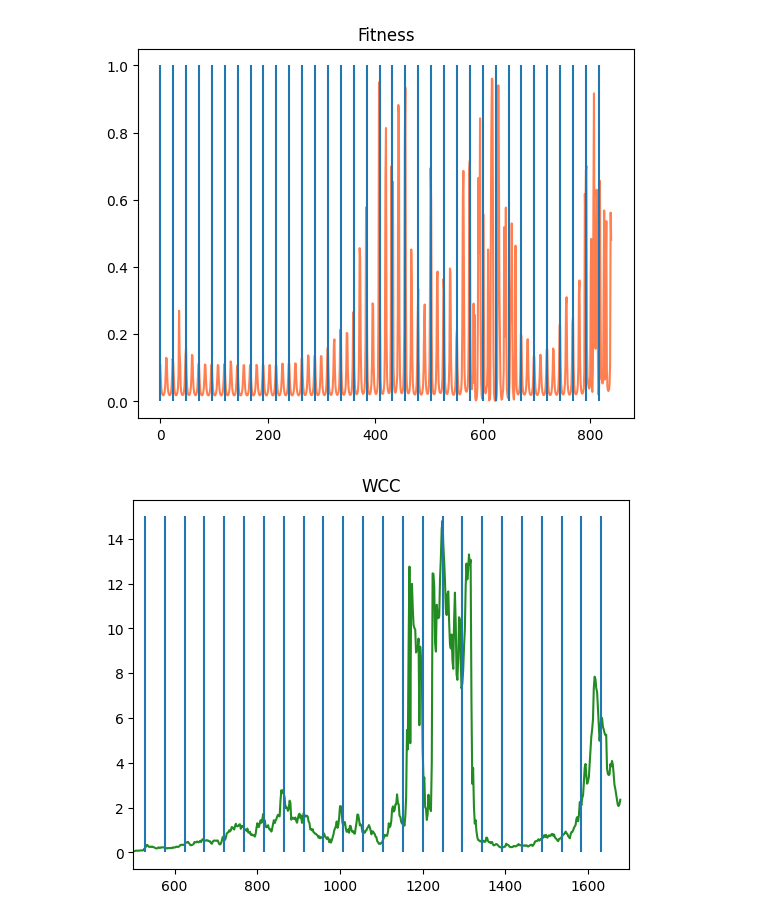
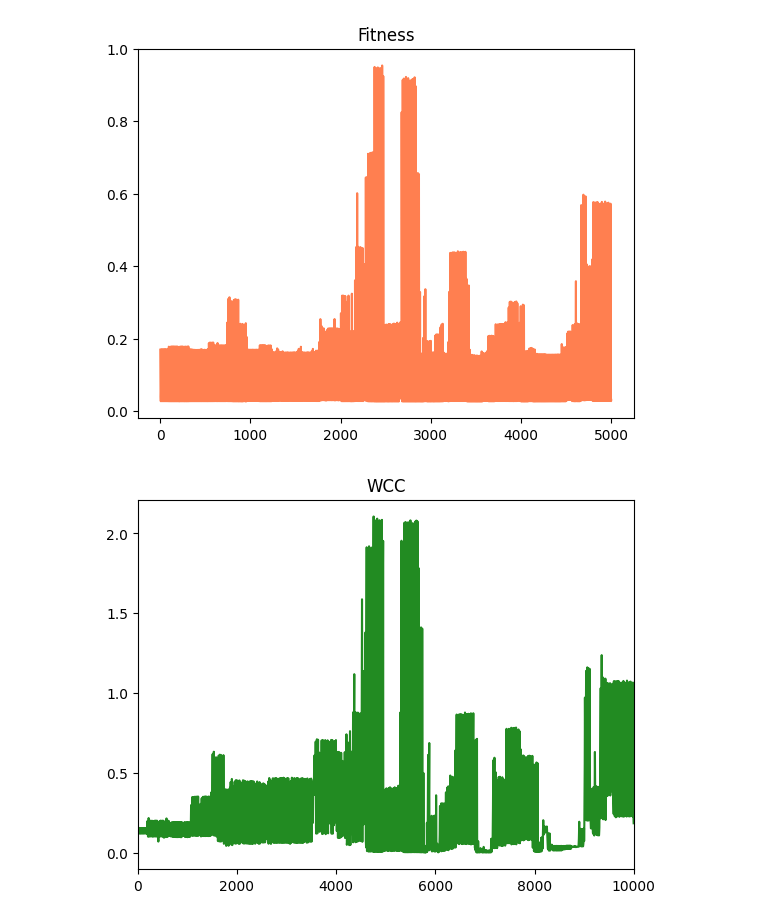
Before and after one commit to SysEvo/Circadian_clock_Neurospora, a Jupyter notebook: Data_analisys.ipynb, the cells around one changed output. Cells and saved outputs as stored; diff of their text form; code cells hidden in the pictures.

```diff
--- a/Data_analisys.ipynb
+++ b/Data_analisys.ipynb
@@ -3,4 +3,5 @@ import matplotlib.pyplot as plt
 import numpy as np
 from scipy.signal import find_peaks
 import pandas as pd
+files = "_u0.03_M2_st550_N1000_v0.3_alg0_0.csv"
 # %%
@@ -73,4 +74,5 @@ plt.show()
 # %%
-resultA = pd.read_csv("Result/AveGenSub_u0.03_M1.1_st550_N1000_v0.2_LD0_alg0_0.csv")
+resultA = pd.read_csv("Result/AveGenSub"+files)
+
 resultA
 # %% [output]
@@ -90,18 +92,19 @@ resultA
 # %%
-plt.plot(resultA["Fitness"],'coral')
-plt.vlines(range(0,len(resultA["Fitness"]),24),0,1)
+plt.plot(resultA["Generation"],resultA["Fitness"],'-',color='coral')
+#plt.vlines(range(0,len(resultA["Fitness"]),24),0,max(resultA["Fitness"]))
 plt.title("Fitness")
+#plt.xlim([0,5000])
 #plt.savefig("Result/Light_u0.03_M1.1_st600_N1000_v0.2_LD0_alg0_0.jpg")
 plt.show()
 # %% [output]
-[figure, old version]
+[figure, new version]
 # %%
 plt.plot(range(0,len(resultA["WCC"])*2,2),resultA["WCC"],'-',color='forestgreen')
-plt.vlines(range(0,len(resultA["WCC"])*2,48),0,15)
+#plt.vlines(range(0,len(resultA["WCC"])*2,48),0,max(resultA["WCC"]))
 plt.title("WCC")
-plt.xlim([500,1700])
+plt.xlim([0,10000])
 #plt.savefig("Result/Light_u0.03_M1.1_st600_N1000_v0.2_LD0_alg0_0.jpg")
 plt.show()
 # %% [output]
-[figure, old version]
+[figure, new version]
 # %%
```
Also changed, not shown: parts of 15 cells of this notebook, 2 other files.
